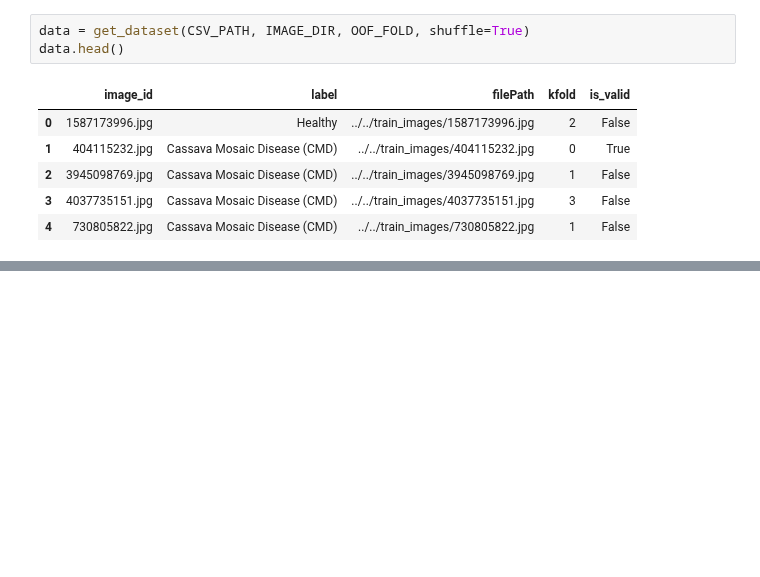
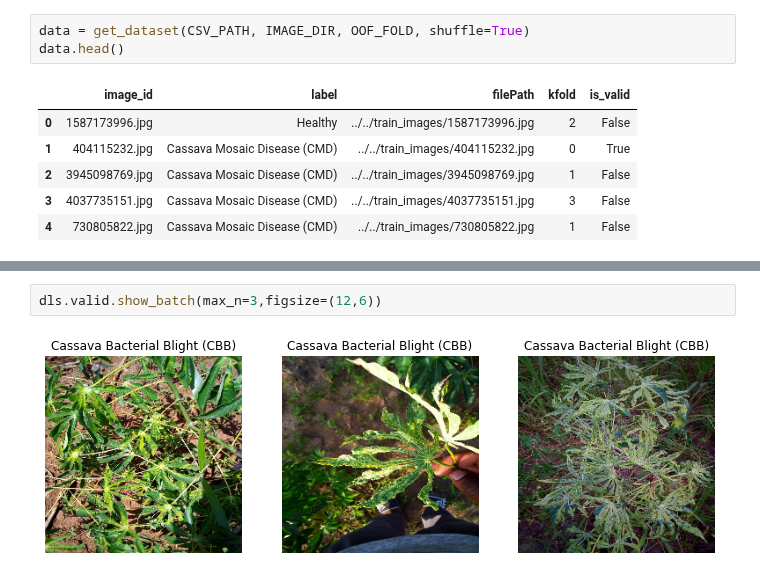
Before and after one commit to benihime91/leaf-disease-classification-kaggle, a Jupyter notebook: nbs/resnext50_32x4d-mish-ranger-labelsmoothing.ipynb, the cells around one changed output, grey strips where cells are left out. Saved outputs shown, nothing was run; the diff lists cells and outputs as text; blank space fills up the shorter version.

```diff
--- a/nbs/resnext50_32x4d-mish-ranger-labelsmoothing.ipynb
+++ b/nbs/resnext50_32x4d-mish-ranger-labelsmoothing.ipynb
@@ -51,0 +84,4 @@ data.head()
+# %%
+dls.valid.show_batch(max_n=3,figsize=(12,6))
+# %% [output]
+[figure, added]
```
Also changed, not shown: parts of 8 cells of this notebook, 1 other file.
